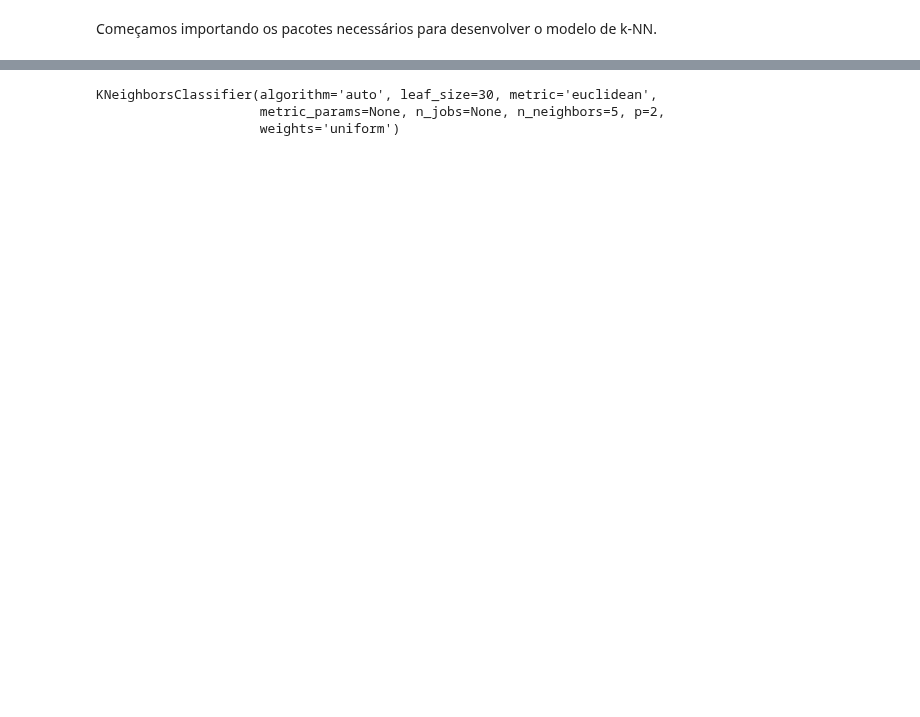
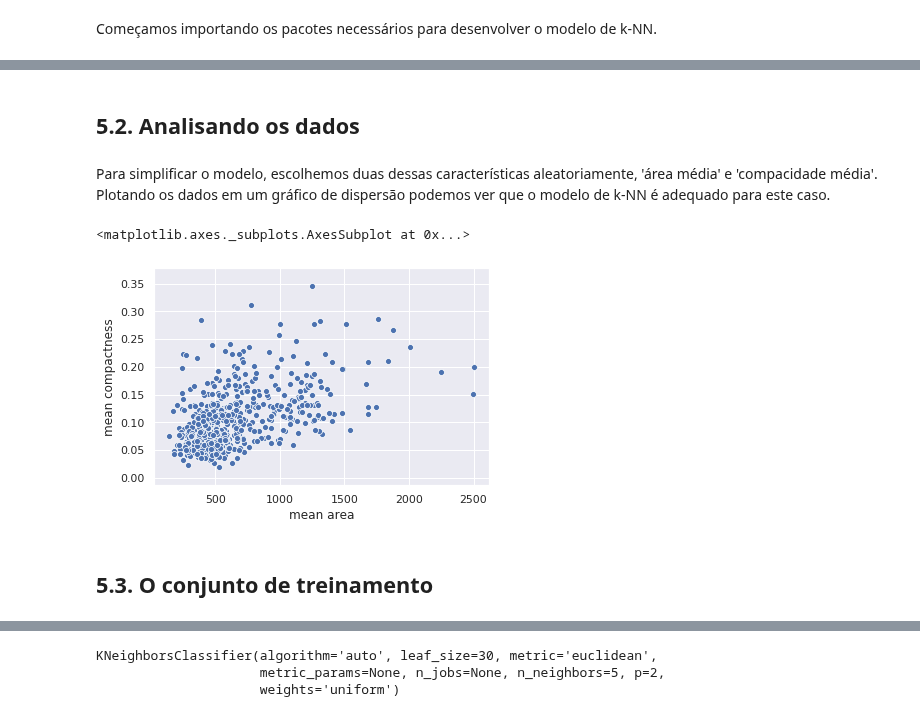
Before and after one commit to pedrohcrocha/Introducao-a-DS, a Jupyter notebook: kNN.ipynb, the cells around one changed output, grey strips where cells are left out. Cells and saved outputs as stored; diff of their text form; code cells hidden in the pictures; blank space fills up the shorter version.

```diff
--- a/kNN.ipynb
+++ b/kNN.ipynb
@@ -55,0 +106,11 @@ df.head(5)
+# %% [markdown]
+## 5.2. Analisando os dados
+# %% [markdown]
+Para simplificar o modelo, escolhemos duas dessas características aleatoriamente, 'área média' e 'compacidade média'. Plotando os dados em um gráfico de dispersão podemos ver que o modelo de k-NN é adequado para este caso.
+# %%
+sns.scatterplot(x='mean area', y='mean compactness', data=df)
+# %% [output]
+<matplotlib.axes._subplots.AxesSubplot at 0x...>
+[figure, added]
+# %% [markdown]
+## 5.3. O conjunto de treinamento
```
Also changed, not shown: parts of 64 cells of this notebook.
